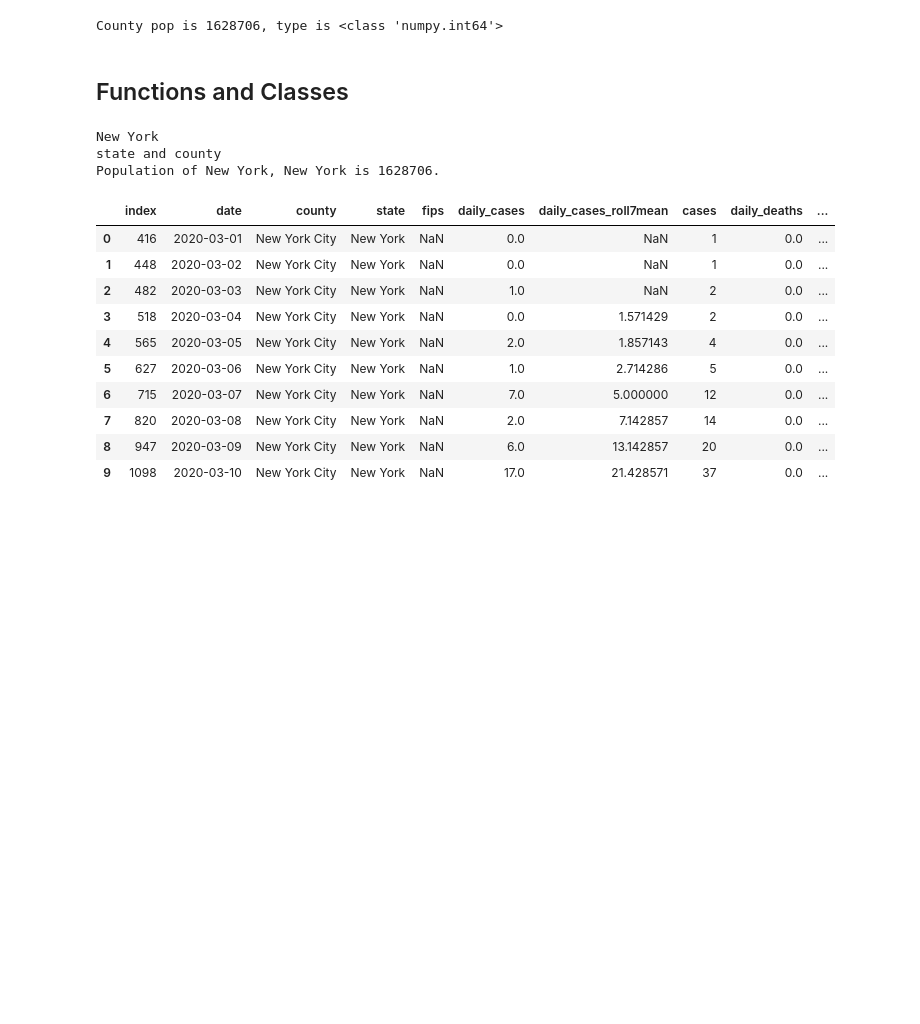
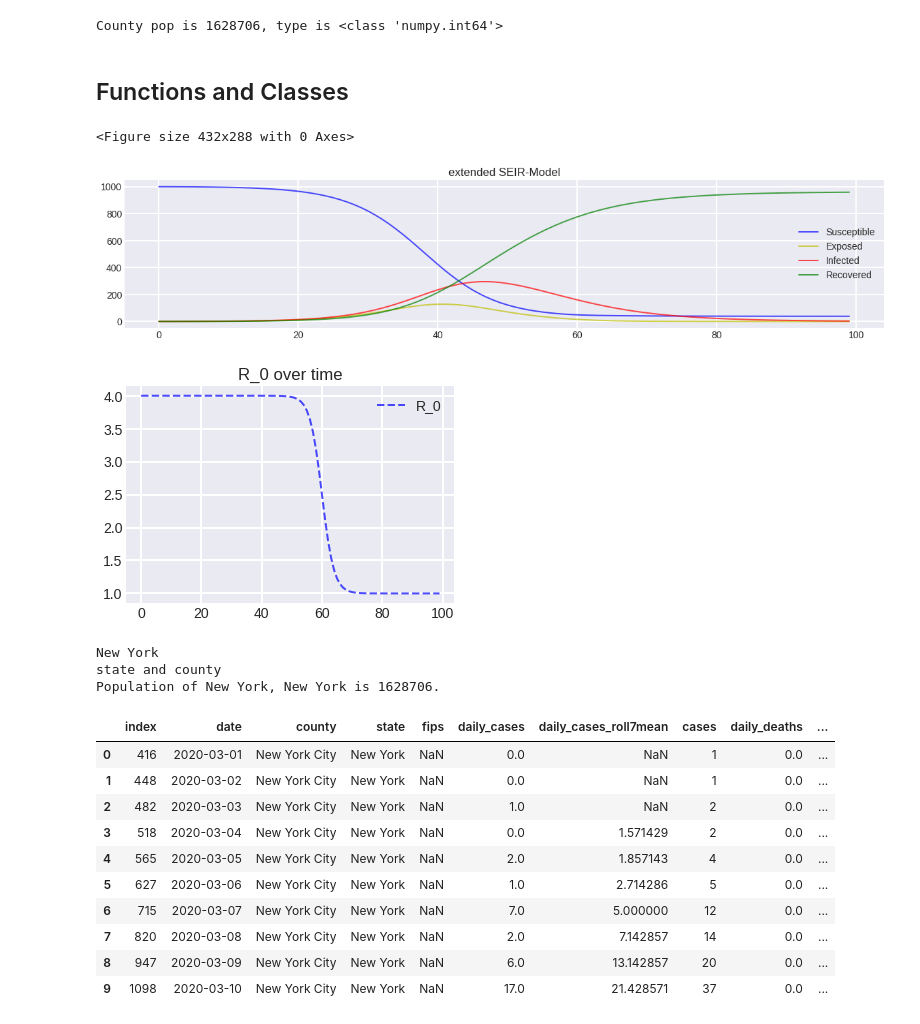
Before and after one commit to AsaKientz/covid-forecasting, a Jupyter notebook: notebooks/Covid-Capstone-III.ipynb, the cells around one changed output. Cells and saved outputs as stored; diff of their text form; code cells hidden in the pictures; blank space fills up the shorter version.

Commit message:
updating model

```diff
--- a/notebooks/Covid-Capstone-III.ipynb
+++ b/notebooks/Covid-Capstone-III.ipynb
@@ -419,8 +419,10 @@ def logistic_R_0(t, R_0_start, k, x0, R_0_end):
     '''
     return (R_0_start - R_0_end) / (1 + np.exp(-k*(-t+x0))) + R_0_end
 # %%
-def Model(days, N, R_0_start, k, x0, R_0_end):
+def model_seir(days, N, R_0_start, k, x0, R_0_end):
     '''
+    Creates the SEIR model
+
     INPUT:
         - days:
         - N:
@@ -465,11 +467,70 @@ def Model(days, N, R_0_start, k, x0, R_0_end):
     return t, S, E, I, R, R_0_t
 # %%
 N = 1000
-beta = 1.0 # infected person infects 1 other person per day
-D = 4.0 # infections last 4 days
+# beta = 1.0 # infected person infects 1 other person per day
+D = 9.0 # infections last 4 days
 gamma = 1.0 / D
 delta = 1.0 / 3 # incubation period of 3 days
-
-# Integrate the SIR equations over the time grid, t.
-ret = odeint(deriv_seir, y0, t, args=(N, beta, gamma, delta))
-S, E, I, R = ret.T
+# %%
+plt.gcf().subplots_adjust(bottom=0.15)
+
+def plot_generic(t, S, E, I, R, R_0, x_ticks=None):
+
+    # general SEIR curves
+    f, ax = plt.subplots(1,1,figsize=(20,4))
+    if x_ticks is None:
+        ax.plot(t, S, 'b', alpha=0.7, linewidth=2, label='Susceptible')
+        ax.plot(t, E, 'y', alpha=0.7, linewidth=2, label='Exposed')
+        ax.plot(t, I, 'r', alpha=0.7, linewidth=2, label='Infected')
+        ax.plot(t, R, 'g', alpha=0.7, linewidth=2, label='Recovered')
+    else:
+        ax.plot(x_ticks, S, 'b', alpha=0.7, linewidth=2, label='Susceptible')
+        ax.plot(x_ticks, E, 'y', alpha=0.7, linewidth=2, label='Exposed')
+        ax.plot(x_ticks, I, 'r', alpha=0.7, linewidth=2, label='Infected')
+        ax.plot(x_ticks, R, 'g', alpha=0.7, linewidth=2, label='Recovered')
+
+        ax.xaxis.set_major_locator(mdates.YearLocator())
+        ax.xaxis.set_major_formatter(mdates.DateFormatter('%Y-%m-%d'))
+        ax.xaxis.set_minor_locator(mdates.MonthLocator())
+        f.autofmt_xdate()
+
+
+    ax.title.set_text('extended SEIR-Model')
+
+    ax.grid(b=True, which='major', c='w', lw=2, ls='-')
+    legend = ax.legend()
+    legend.get_frame().set_alpha(0.5)
+    for spine in ('top', 'right', 'bottom', 'left'):
+        ax.spines[spine].set_visible(False)
+
+    plt.show();
+
+
+    # Plot R_0_t
+    f = plt.figure(figsize=(20,4))
+    ax1 = f.add_subplot(131)
+    if x_ticks is None:
+        ax1.plot(t, R_0, 'b--', alpha=0.7, linewidth=2, label='R_0')
+    else:
+        ax1.plot(x_ticks, R_0, 'b--', alpha=0.7, linewidth=2, label='R_0')
+        ax1.xaxis.set_major_locator(mdates.YearLocator())
+        ax1.xaxis.set_major_formatter(mdates.DateFormatter('%Y-%m-%d'))
+        ax1.xaxis.set_minor_locator(mdates.MonthLocator())
+        f.autofmt_xdate()
+
+
+    ax1.title.set_text('R_0 over time')
+    ax1.grid(b=True, which='major', c='w', lw=2, ls='-')
+    legend = ax1.legend()
+    legend.get_frame().set_alpha(0.5)
+    for spine in ('top', 'right', 'bottom', 'left'):
+        ax.spines[spine].set_visible(False)
+
+    plt.show();
+# %% [output]
+<Figure size 432x288 with 0 Axes>
+# %%
+plot_generic(*model_seir(days=100, N=1000, R_0_start=4.0, k=0.5, x0=60, R_0_end=1.0))
+# %% [output]
+[figure, added]
+[figure, added]
```
Also changed, not shown: parts of 5 cells of this notebook.
